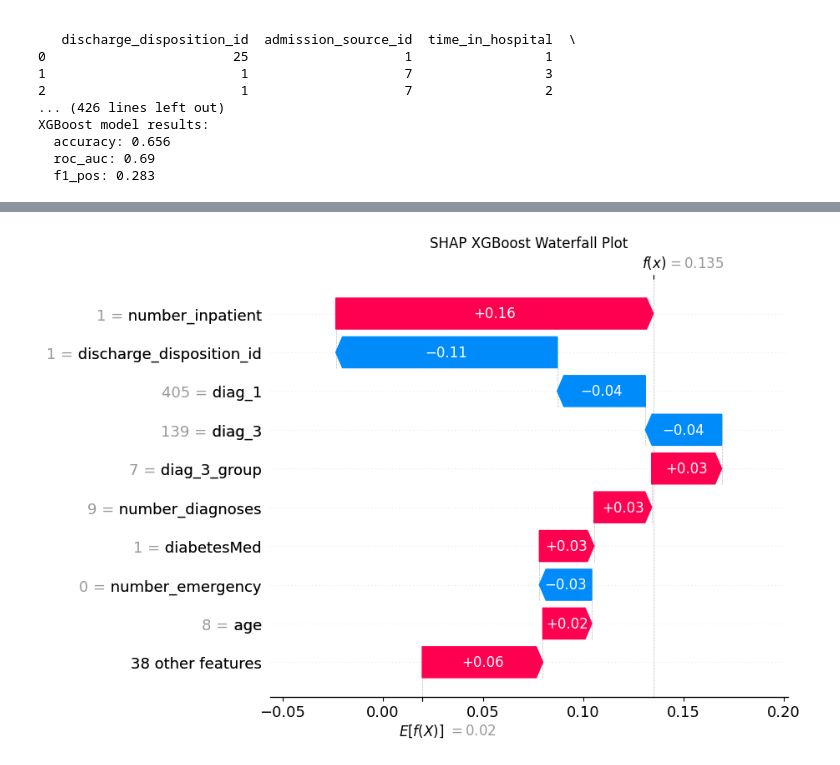
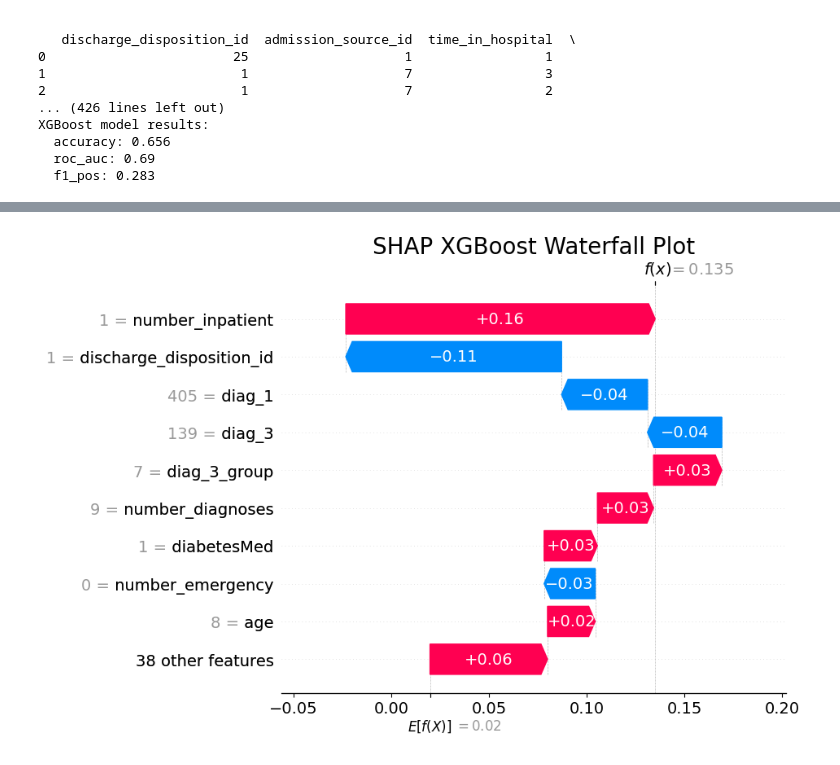
Before and after one commit to Chenry513/COMP-9170-Final-Project, a Jupyter notebook: XGboost.ipynb, the cells around one changed output, grey strips where cells are left out. Cells and saved outputs as stored; diff of their text form; code cells hidden in the pictures.

Commit message:
adjust waterfall plot font sizes

```diff
--- a/XGboost.ipynb
+++ b/XGboost.ipynb
@@ -156,17 +156,26 @@ XGBoost model results:
   f1_pos: 0.283
 # %%
 import shap
+import matplotlib.pyplot as plt
 
 model = xgb_clf
 X_test_df = pd.DataFrame(X_test, columns=df_xgb.columns)
 explainer = shap.Explainer(model)
 shap_values = explainer(X_test_df)
 shap.initjs()
 
-shap.waterfall_plot(shap_values[0], show=False)
-plt.title("SHAP XGBoost Waterfall Plot")
-plt.savefig("shap_xgboost_waterfall_plot.png", bbox_inches='tight')
+shap.waterfall_plot(shap_values[0], show=False, max_display=10)
+
+fig, ax = plt.gcf(), plt.gca()
+
+# Modifying main plot parameters
+for text in fig.findobj(match=plt.Text):
+    if not text.get_text().startswith("\n"):
+        text.set_fontsize(14)
+
+plt.title("SHAP XGBoost Waterfall Plot", fontsize=20)
+plt.savefig("figures/shap_xgboost_waterfall_plot.png", bbox_inches='tight')
 plt.show()
 # %% [output]
 [interactive output not drawn]
-[figure, old version]
+[figure, new version]
```
Also changed, not shown: 9 other files.
